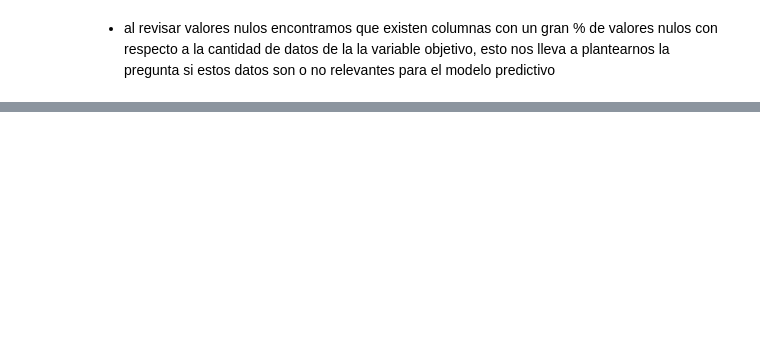
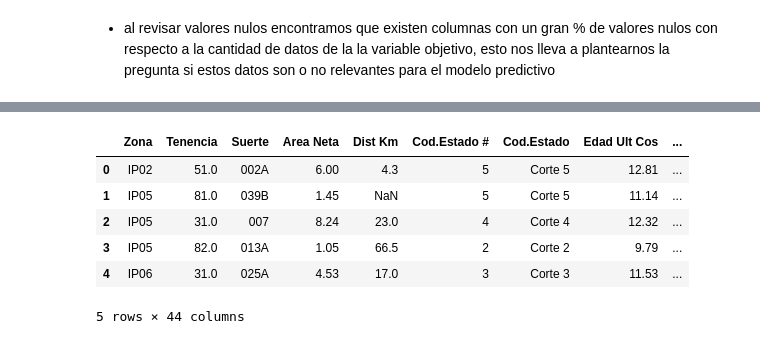
Before and after one commit to rchicangana/AprendizajeAutomaticoI, a Jupyter notebook: Parte1Regresion.ipynb, the cells around one changed output, grey strips where cells are left out. Drawn from its saved outputs; the diff is of its cells as text; code cells hidden in the pictures; blank space fills up the shorter version.

```diff
--- a/Parte1Regresion.ipynb
+++ b/Parte1Regresion.ipynb
@@ -224,0 +258,4 @@ Length: 85, dtype: int64
+# %%
+#Eliminamos las columnas que tienen un al % de valores nulos
+data = data.dropna(axis=1, thresh=0.5*len(data))
+data.info()
@@ -224,0 +297,4 @@ Length: 85, dtype: int64
+# %%
+#eliminamos las columnas categoricas que no aportan informacion relevante ya que tienen la misma informacion en todas las filas Tipo Quema, Cultivo, y sus id, Cod. T.Cultivo
+data = data.drop(columns=['Nombre','Tipo Quema','Cultivo', 'Cod. T.Cultivo','Hacienda', 'Cosechó', 'Producto'])
+data.info()
@@ -224,0 +332,13 @@ Length: 85, dtype: int64
+# %%
+#como la Suerte agrupa otras variables procedemos a elimanr las columnas que estan inmersas en la variable Suerte
+data = data.drop(columns=['F.Siembra', 'Variedad', 'Suelo'])
+# %%
+#Transformamos el periodo a un formato de de año y mes, ya que el periodo esta en el formato YYYYMM generamos dos columnas nuevas
+data['year'] = data['Período'].astype(str).str[:4]
+data['month'] = data['Período'].astype(str).str[4:]
+data['month'] = data['month'].astype(int)
+data['year'] = data['year'].astype(int)
+data = data.drop(columns=['Período','F.Ult.Corte'])
+#Eliminamos las variables tipo fecha
+data = data.drop(columns=[ 'Fec.Madur.'])
+data.info()
@@ -224,0 +363,12 @@ Length: 85, dtype: int64
+# %%
+#redondeamos la variables numericas a solo dos decimales
+data = data.round(2)
+data.head()
+# %% [output]
+|  | Zona | Tenencia | Suerte | Area Neta | Dist Km | Cod.Estado # | Cod.Estado | Edad Ult Cos | ... |
+| 0 | IP02 | 51.0 | 002A | 6.00 | 4.3 | 5 | Corte 5 | 12.81 | ... |
+| 1 | IP05 | 81.0 | 039B | 1.45 | NaN | 5 | Corte 5 | 11.14 | ... |
+| 2 | IP05 | 31.0 | 007 | 8.24 | 23.0 | 4 | Corte 4 | 12.32 | ... |
+| 3 | IP05 | 82.0 | 013A | 1.05 | 66.5 | 2 | Corte 2 | 9.79 | ... |
+| 4 | IP06 | 31.0 | 025A | 4.53 | 17.0 | 3 | Corte 3 | 11.53 | ... |
+5 rows × 44 columns
```
Also changed, not shown: parts of 29 cells of this notebook.
